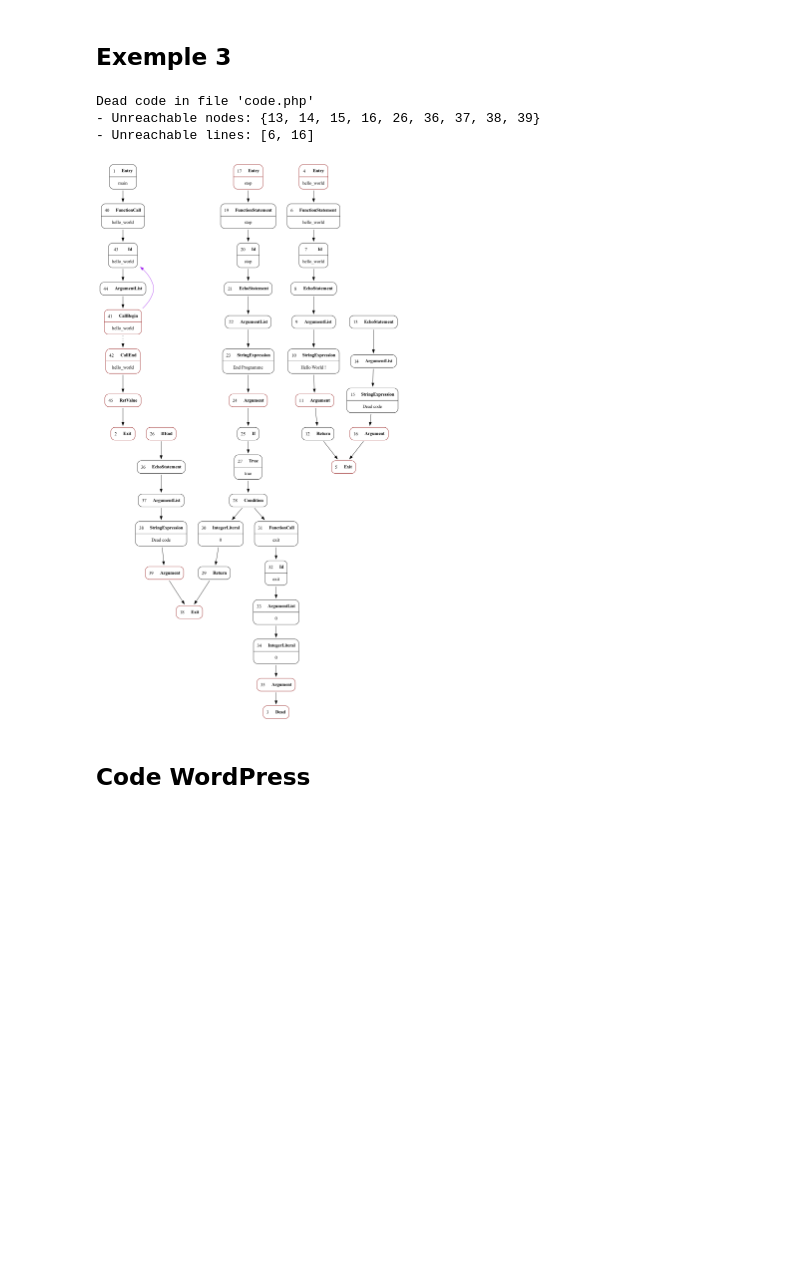
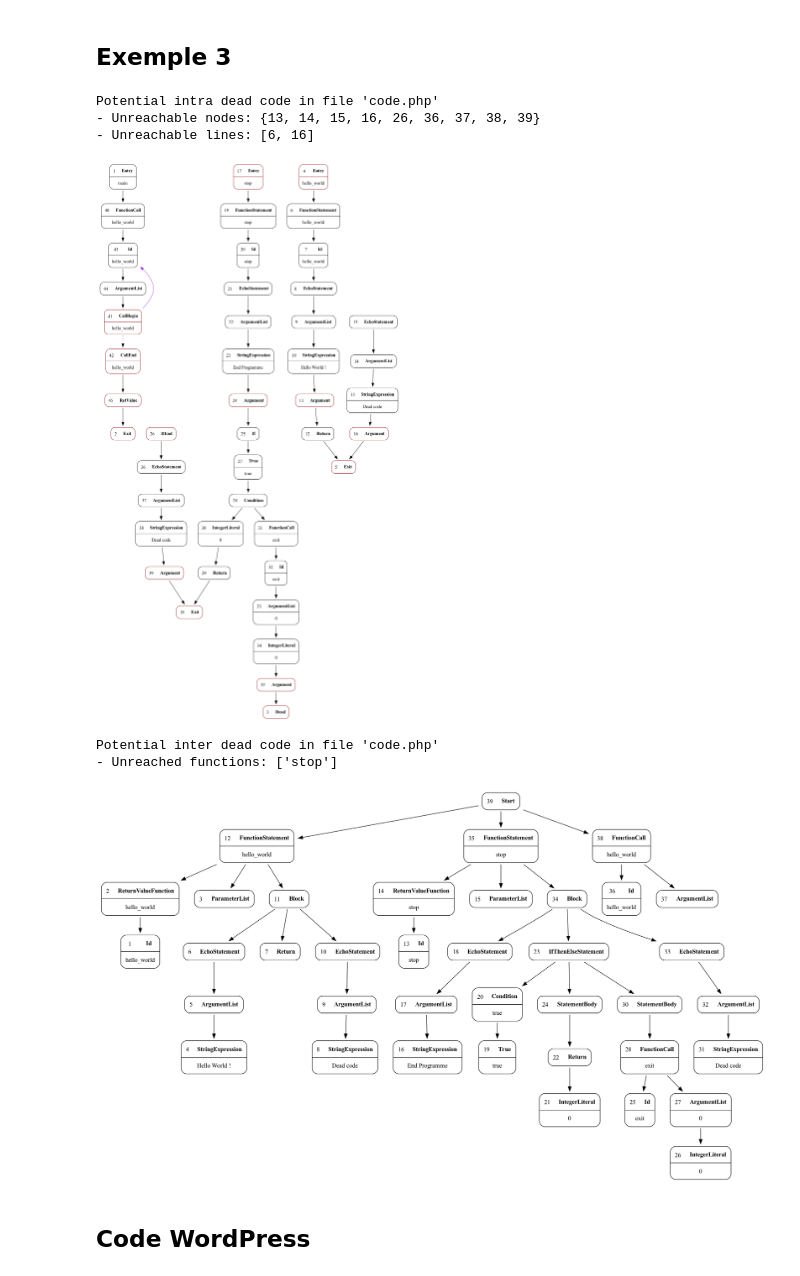
Before and after one commit to NextFire-PolyMTL/log6302a-tp2, a Jupyter notebook: src/rapport.ipynb, the cells around one changed output. Saved outputs shown, nothing was run; the diff lists cells and outputs as text; code cells hidden in the pictures; blank space fills up the shorter version.

```diff
--- a/src/rapport.ipynb
+++ b/src/rapport.ipynb
@@ -633,12 +701,11 @@ Dead code in file 'code.php'
 # %% [markdown]
 ## Exemple 3
 # %%
-cfg_reader = CFGReader()
 cfg = cfg_reader.read_cfg("../part_2/code_mort/example3.php.cfg.json")
 IntraDeadCodeVisitor.visit(cfg)
-show_cfg(cfg)
+show_graph(cfg)
 # %% [output]
-Dead code in file 'code.php'
+Potential intra dead code in file 'code.php'
 - Unreachable nodes: {13, 14, 15, 16, 26, 36, 37, 38, 39}
 - Unreachable lines: [6, 16]
 [figure]
@@ -649,2 +712,10 @@ Dead code in file 'code.php'
+# %%
+ast = ast_reader.read_ast("../part_2/code_mort/example3.php.ast.json")
+InterDeadCodeVisitor.visit(ast)
+show_graph(ast)
+# %% [output]
+Potential inter dead code in file 'code.php'
+- Unreached functions: ['stop']
+[figure, added]
 # %% [markdown]
 ## Code WordPress
```
Also changed, not shown: parts of 16 cells of this notebook.
